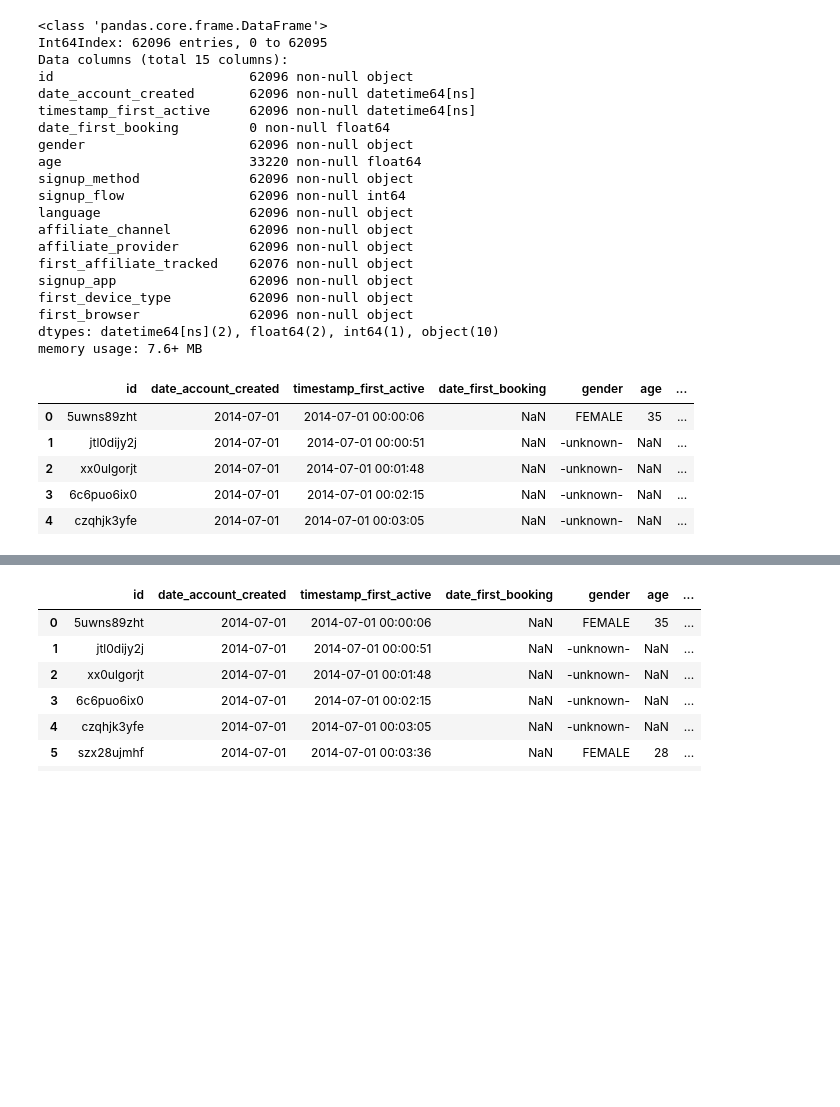
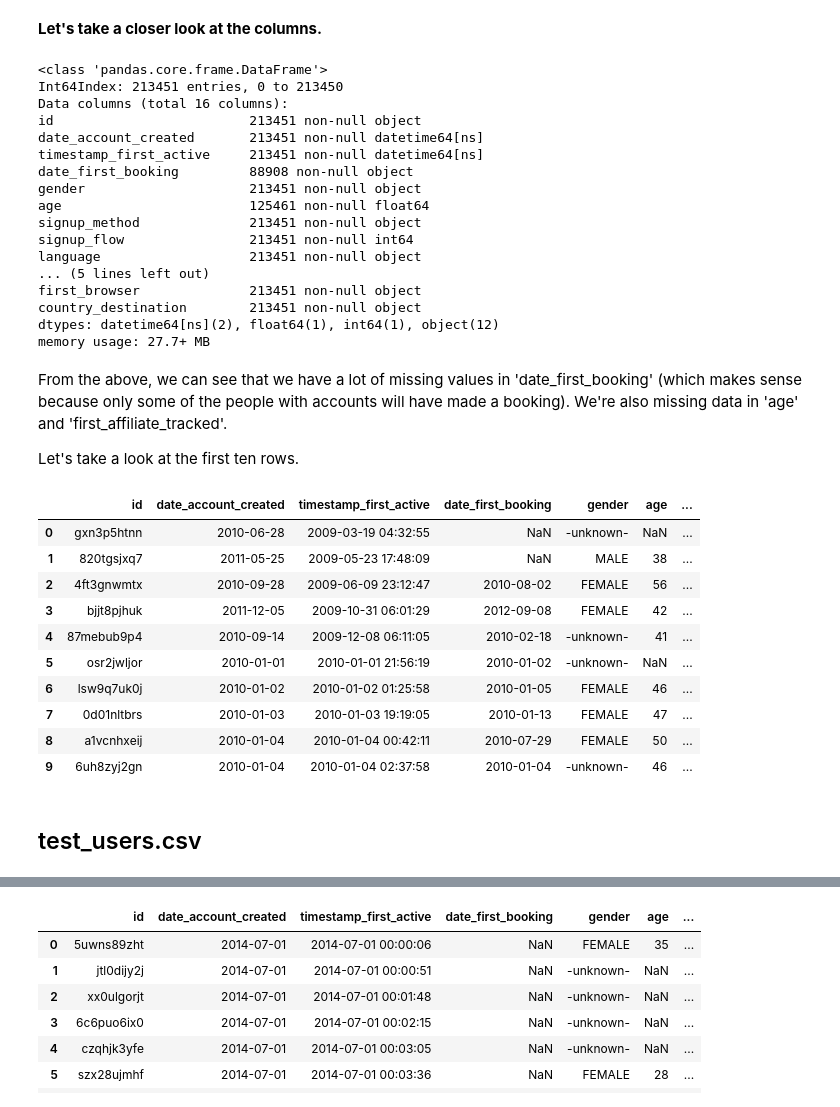
Before and after one commit to EloiseRosen/kaggle-airbnb, a Jupyter notebook: airbnb-kaggle.ipynb, the cells around one changed output, grey strips where cells are left out. Cells and saved outputs as stored; diff of their text form; code cells hidden in the pictures; blank space fills up the shorter version.

Commit message:
upload all files, explore columns in each

```diff
--- a/airbnb-kaggle.ipynb
+++ b/airbnb-kaggle.ipynb
@@ -12,37 +73,47 @@ pd.set_option('display.precision', 3)
+# %% [markdown]
+**Let's take a closer look at the columns.**
 # %%
-# import file
 import zipfile
 local_path = '/Users/eloiseheydenrych/Downloads'
-z = zipfile.ZipFile(local_path + '/test_users.csv.zip')
-df = pd.read_csv(z.open('test_users.csv'),parse_dates=[1,2])
+
+z = zipfile.ZipFile(local_path + '/train_users_2.csv.zip')
+df = pd.read_csv(z.open('train_users_2.csv'), parse_dates=[1,2])
 df.info()
 # %% [output]
 <class 'pandas.core.frame.DataFrame'>
-Int64Index: 62096 entries, 0 to 62095
-Data columns (total 15 columns):
-id                         62096 non-null object
-date_account_created       62096 non-null datetime64[ns]
-timestamp_first_active     62096 non-null datetime64[ns]
-date_first_booking         0 non-null float64
-gender                     62096 non-null object
-age                        33220 non-null float64
-signup_method              62096 non-null object
-signup_flow                62096 non-null int64
-language                   62096 non-null object
-affiliate_channel          62096 non-null object
-affiliate_provider         62096 non-null object
-first_affiliate_tracked    62076 non-null object
-signup_app                 62096 non-null object
-first_device_type          62096 non-null object
-first_browser              62096 non-null object
-dtypes: datetime64[ns](2), float64(2), int64(1), object(10)
-memory usage: 7.6+ MB
+Int64Index: 213451 entries, 0 to 213450
+Data columns (total 16 columns):
+id                         213451 non-null object
+date_account_created       213451 non-null datetime64[ns]
+timestamp_first_active     213451 non-null datetime64[ns]
+date_first_booking         88908 non-null object
+gender                     213451 non-null object
+age                        125461 non-null float64
+signup_method              213451 non-null object
+signup_flow                213451 non-null int64
+language                   213451 non-null object
+... (5 lines left out)
+first_browser              213451 non-null object
+country_destination        213451 non-null object
+dtypes: datetime64[ns](2), float64(1), int64(1), object(12)
+memory usage: 27.7+ MB
+# %% [markdown]
+From the above, we can see that we have a lot of missing values in 'date_first_booking' (which makes sense because only some of the people with accounts will have made a booking). We're also missing data in 'age' and 'first_affiliate_tracked'.
+
+Let's take a look at the first ten rows.
 # %%
-df.head()
+df.head(10)
 # %% [output]
 |  | id | date_account_created | timestamp_first_active | date_first_booking | gender | age | ... |
-| 0 | 5uwns89zht | 2014-07-01 | 2014-07-01 00:00:06 | NaN | FEMALE | 35 | ... |
-| 1 | jtl0dijy2j | 2014-07-01 | 2014-07-01 00:00:51 | NaN | -unknown- | NaN | ... |
-| 2 | xx0ulgorjt | 2014-07-01 | 2014-07-01 00:01:48 | NaN | -unknown- | NaN | ... |
-| 3 | 6c6puo6ix0 | 2014-07-01 | 2014-07-01 00:02:15 | NaN | -unknown- | NaN | ... |
-| 4 | czqhjk3yfe | 2014-07-01 | 2014-07-01 00:03:05 | NaN | -unknown- | NaN | ... |
+| 0 | gxn3p5htnn | 2010-06-28 | 2009-03-19 04:32:55 | NaN | -unknown- | NaN | ... |
+| 1 | 820tgsjxq7 | 2011-05-25 | 2009-05-23 17:48:09 | NaN | MALE | 38 | ... |
+| 2 | 4ft3gnwmtx | 2010-09-28 | 2009-06-09 23:12:47 | 2010-08-02 | FEMALE | 56 | ... |
+| 3 | bjjt8pjhuk | 2011-12-05 | 2009-10-31 06:01:29 | 2012-09-08 | FEMALE | 42 | ... |
+| 4 | 87mebub9p4 | 2010-09-14 | 2009-12-08 06:11:05 | 2010-02-18 | -unknown- | 41 | ... |
+| 5 | osr2jwljor | 2010-01-01 | 2010-01-01 21:56:19 | 2010-01-02 | -unknown- | NaN | ... |
+| 6 | lsw9q7uk0j | 2010-01-02 | 2010-01-02 01:25:58 | 2010-01-05 | FEMALE | 46 | ... |
+| 7 | 0d01nltbrs | 2010-01-03 | 2010-01-03 19:19:05 | 2010-01-13 | FEMALE | 47 | ... |
+| 8 | a1vcnhxeij | 2010-01-04 | 2010-01-04 00:42:11 | 2010-07-29 | FEMALE | 50 | ... |
+| 9 | 6uh8zyj2gn | 2010-01-04 | 2010-01-04 02:37:58 | 2010-01-04 | -unknown- | 46 | ... |
+# %% [markdown]
+## test_users.csv
```
Also changed, not shown: parts of 12 cells of this notebook.
